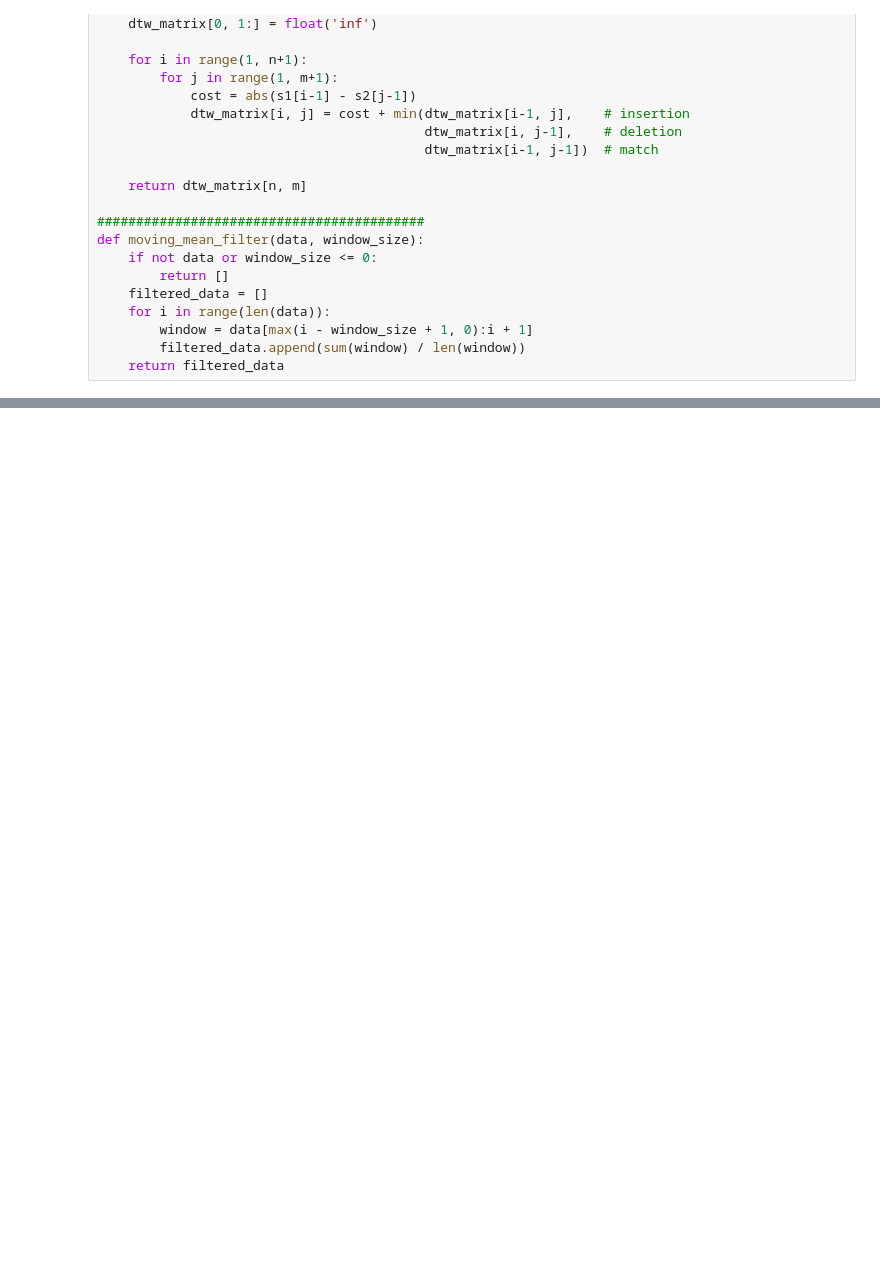
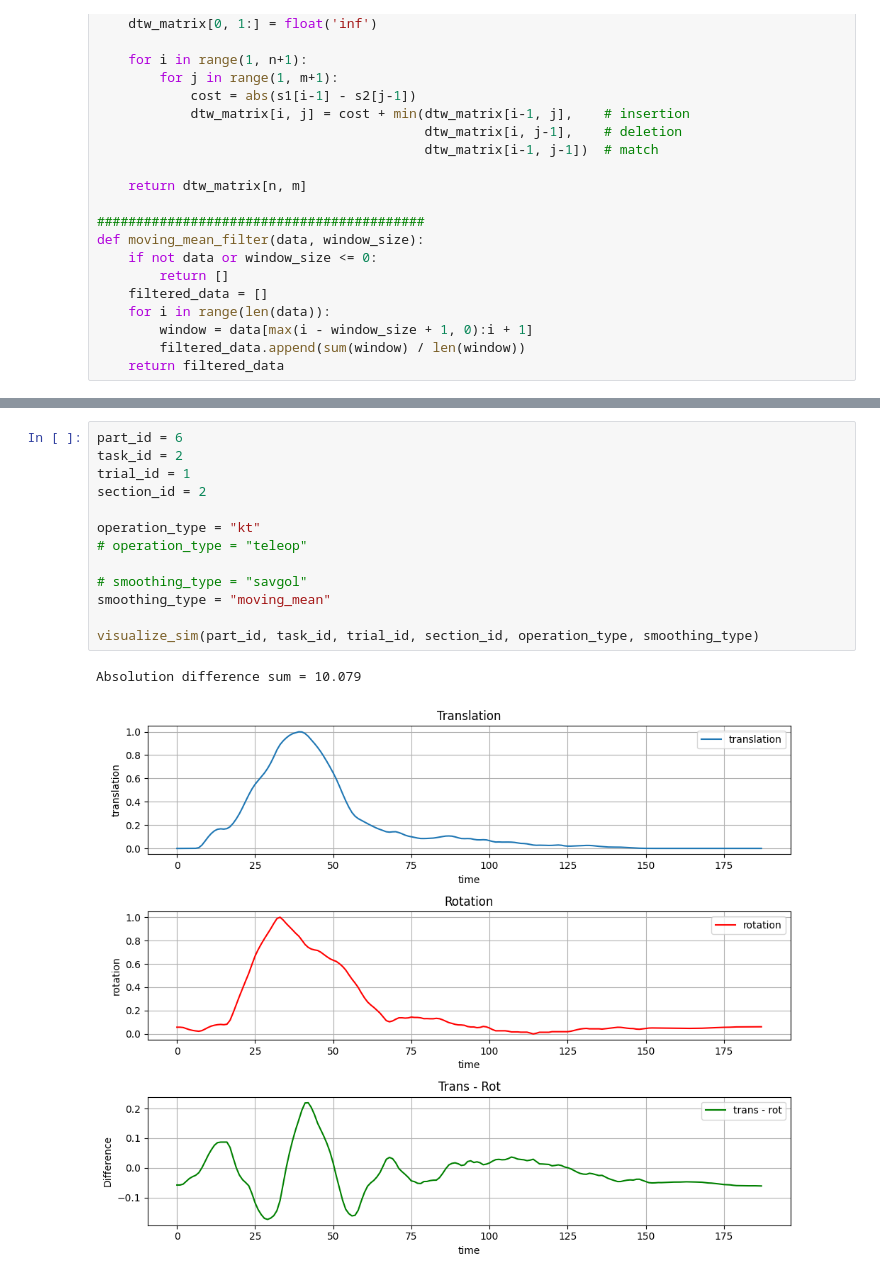
Before and after one commit to mpan31415/FittsTaxonomy, a Jupyter notebook: user_study_results/headers/similarity.ipynb, the cells around one changed output, grey strips where cells are left out. Cells and saved outputs as stored; diff of their text form; blank space fills up the shorter version.

```diff
--- a/user_study_results/headers/similarity.ipynb
+++ b/user_study_results/headers/similarity.ipynb
@@ -130,0 +140,16 @@ Similarity score: 0.18445028692108156
+# %%
+part_id = 6
+task_id = 2
+trial_id = 1
+section_id = 2
+
+operation_type = "kt"
+# operation_type = "teleop"
+
+# smoothing_type = "savgol"
+smoothing_type = "moving_mean"
+
+visualize_sim(part_id, task_id, trial_id, section_id, operation_type, smoothing_type)
+# %% [output]
+Absolution difference sum = 10.079
+[figure, added]
```
Also changed, not shown: parts of 1 cell of this notebook, 28 other files.
